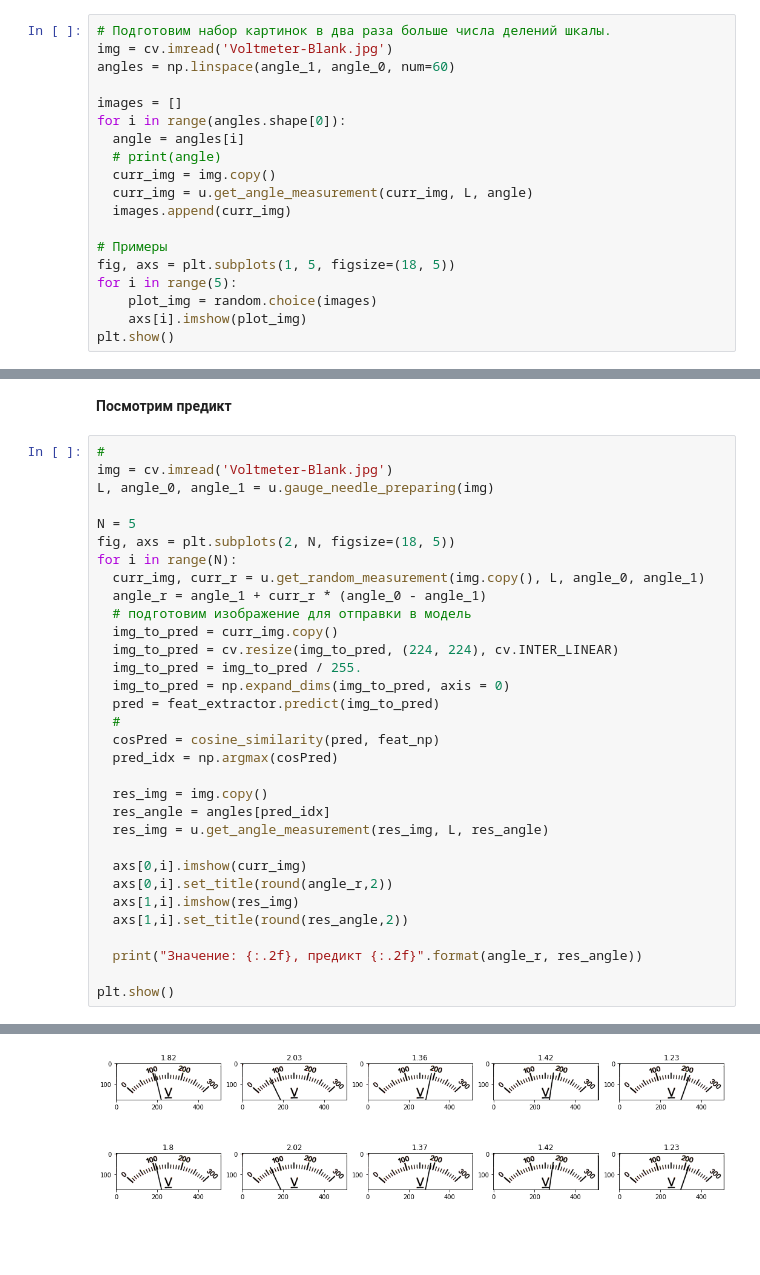
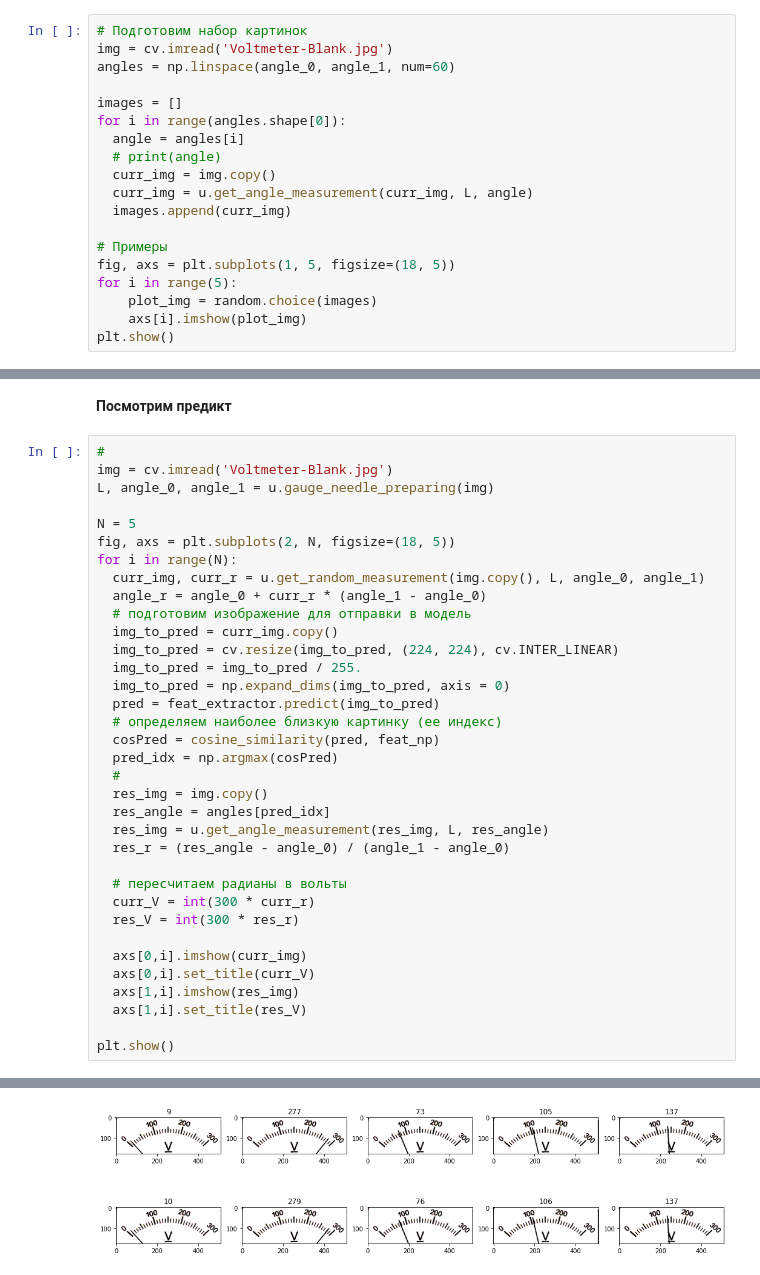
Before and after one commit to serg-kas/A-G-I-demo, a Jupyter notebook: Model_VGG16_as_features_extractor.ipynb, the cells around one changed output, grey strips where cells are left out. Drawn from its saved outputs; the diff is of its cells as text; blank space fills up the shorter version.

```diff
--- a/Model_VGG16_as_features_extractor.ipynb
+++ b/Model_VGG16_as_features_extractor.ipynb
@@ -73,7 +65,7 @@ import matplotlib.pyplot as plt
 # %%
-# Подготовим набор картинок в два раза больше числа делений шкалы.
+# Подготовим набор картинок
 img = cv.imread('Voltmeter-Blank.jpg')
-angles = np.linspace(angle_1, angle_0, num=60)
+angles = np.linspace(angle_0, angle_1, num=60)
 
 images = []
 for i in range(angles.shape[0]):
@@ -133,27 +144,30 @@ N = 5
 fig, axs = plt.subplots(2, N, figsize=(18, 5))
 for i in range(N):
   curr_img, curr_r = u.get_random_measurement(img.copy(), L, angle_0, angle_1)
-  angle_r = angle_1 + curr_r * (angle_0 - angle_1)
+  angle_r = angle_0 + curr_r * (angle_1 - angle_0)
   # подготовим изображение для отправки в модель
   img_to_pred = curr_img.copy()
   img_to_pred = cv.resize(img_to_pred, (224, 224), cv.INTER_LINEAR)
   img_to_pred = img_to_pred / 255.
   img_to_pred = np.expand_dims(img_to_pred, axis = 0)
   pred = feat_extractor.predict(img_to_pred)
-  #
+  # определяем наиболее близкую картинку (ее индекс)
   cosPred = cosine_similarity(pred, feat_np)
   pred_idx = np.argmax(cosPred)
-
+  #
   res_img = img.copy()
   res_angle = angles[pred_idx]
   res_img = u.get_angle_measurement(res_img, L, res_angle)
+  res_r = (res_angle - angle_0) / (angle_1 - angle_0)
+
+  # пересчитаем радианы в вольты
+  curr_V = int(300 * curr_r)
+  res_V = int(300 * res_r)
 
   axs[0,i].imshow(curr_img)
-  axs[0,i].set_title(round(angle_r,2))
+  axs[0,i].set_title(curr_V)
   axs[1,i].imshow(res_img)
-  axs[1,i].set_title(round(res_angle,2))
-
-  print("Значение: {:.2f}, предикт {:.2f}".format(angle_r, res_angle))
+  axs[1,i].set_title(res_V)
 
 plt.show()
 # %% [output]
@@ -165 +174 @@ plt.show()
-[figure, old version]
+[figure, new version]
```
Also changed, not shown: parts of 11 cells of this notebook.
